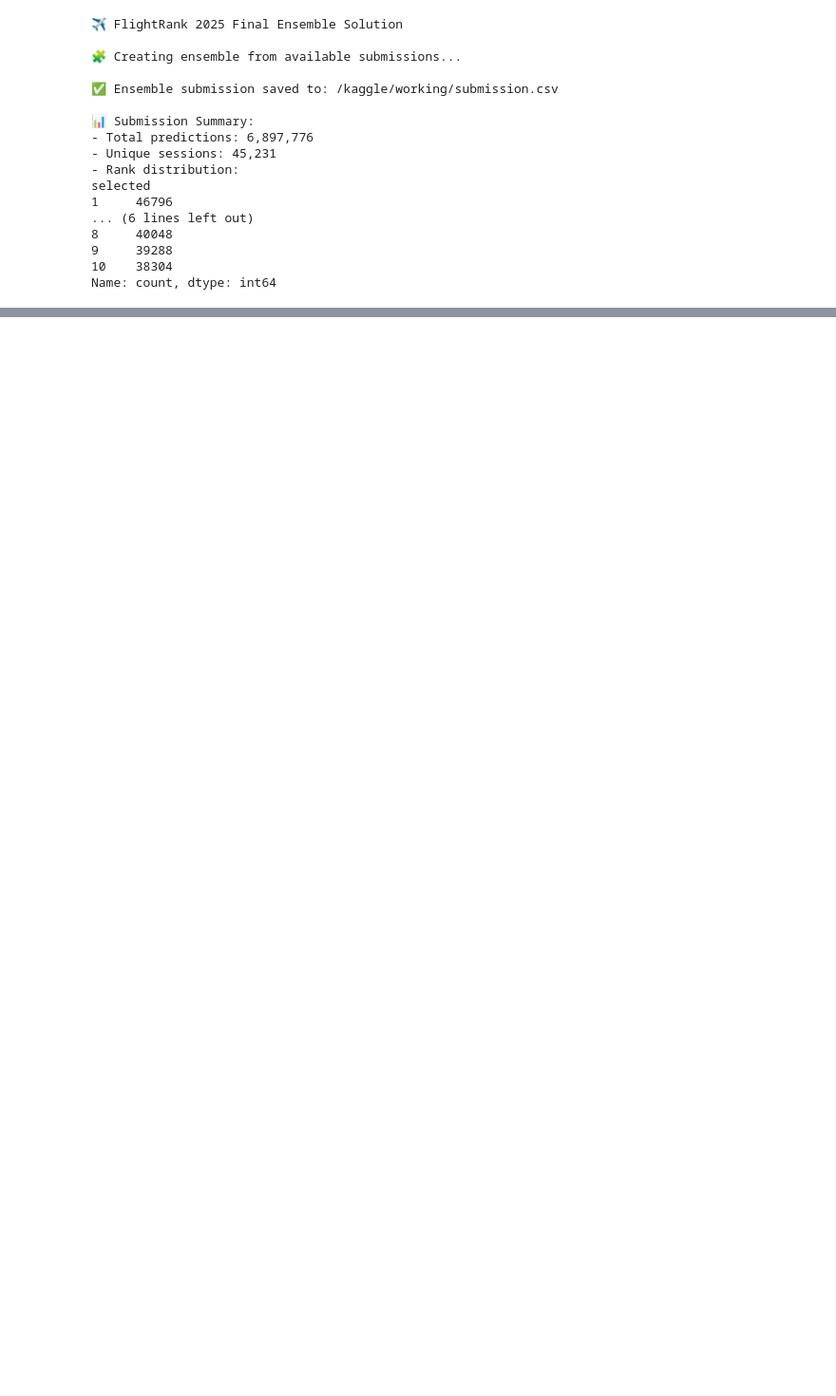
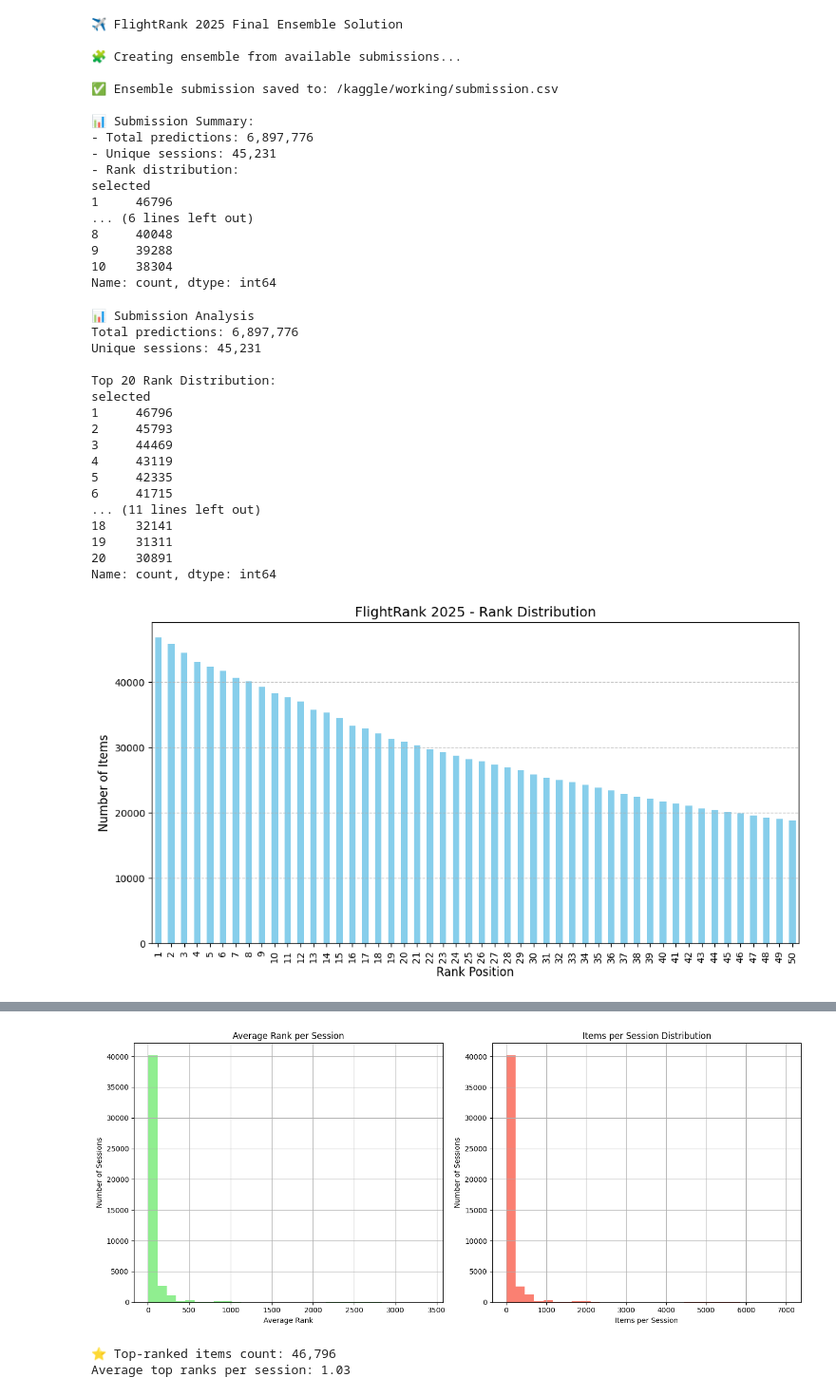
Before and after one commit to phyzika10/FlightRank-2025, a Jupyter notebook: flightrank-2025-ensemble.ipynb, the cells around one changed output, grey strips where cells are left out. Shown at 95% size. Drawn from its saved outputs; the diff is of its cells as text; code cells hidden in the pictures; blank space fills up the shorter version.

Commit message:
Kaggle Notebook | FlightRank 2025 Final Ensemble

```diff
--- a/flightrank-2025-ensemble.ipynb
+++ b/flightrank-2025-ensemble.ipynb
@@ -182,3 +182,80 @@ selected
 9     39288
 10    38304
 Name: count, dtype: int64
+# %%
+import pandas as pd
+import numpy as np
+import matplotlib.pyplot as plt
+from sklearn.preprocessing import RobustScaler
+
+# Load your submission file (replace with your actual path)
+submission_path = '/kaggle/working/submission.csv'
+final_sub = pd.read_csv(submission_path)
+
+# 1. Analyze Rank Distribution
+print("📊 Submission Analysis")
+print(f"Total predictions: {len(final_sub):,}")
+print(f"Unique sessions: {final_sub['ranker_id'].nunique():,}")
+
+# Get rank distribution
+rank_dist = final_sub['selected'].value_counts().sort_index()
+print("\nTop 20 Rank Distribution:")
+print(rank_dist.head(20))
+
+# Plot distribution
+plt.figure(figsize=(12, 6))
+rank_dist.head(50).plot(kind='bar', color='skyblue')
+plt.title("FlightRank 2025 - Rank Distribution", fontsize=14)
+plt.xlabel("Rank Position", fontsize=12)
+plt.ylabel("Number of Items", fontsize=12)
+plt.grid(axis='y', linestyle='--', alpha=0.7)
+plt.show()
+
+# 2. Session-Level Analysis
+print("\n🏆 Per-Session Stats:")
+session_stats = final_sub.groupby('ranker_id')['selected'].agg(['min', 'max', 'mean', 'count'])
+print(session_stats.describe())
+
+# 3. Visualize Rank Patterns
+plt.figure(figsize=(14, 6))
+
+# Plot histogram of average ranks per session
+plt.subplot(1, 2, 1)
+session_stats['mean'].hist(bins=30, color='lightgreen')
+plt.title("Average Rank per Session")
+plt.xlabel("Average Rank")
+plt.ylabel("Number of Sessions")
+
+# Plot items per session distribution
+plt.subplot(1, 2, 2)
+session_stats['count'].hist(bins=30, color='salmon')
+plt.title("Items per Session Distribution")
+plt.xlabel("Items per Session")
+plt.ylabel("Number of Sessions")
+
+plt.tight_layout()
+plt.show()
+
+# 4. Top Rank Analysis
+top_rank_items = final_sub[final_sub['selected'] == 1]
+print(f"\n⭐ Top-ranked items count: {len(top_rank_items):,}")
+print(f"Average top ranks per session: {len(top_rank_items)/final_sub['ranker_id'].nunique():.2f}")
+# %% [output]
+📊 Submission Analysis
+Total predictions: 6,897,776
+Unique sessions: 45,231
+
+Top 20 Rank Distribution:
+selected
+1     46796
+2     45793
+3     44469
+4     43119
+5     42335
+6     41715
+... (11 lines left out)
+18    32141
+19    31311
+20    30891
+Name: count, dtype: int64
+[figure, added]
@@ -184,0 +272,3 @@ Name: count, dtype: int64
+[figure, added]
+⭐ Top-ranked items count: 46,796
+Average top ranks per session: 1.03
```
Also changed, not shown: parts of 1 cell of this notebook.
